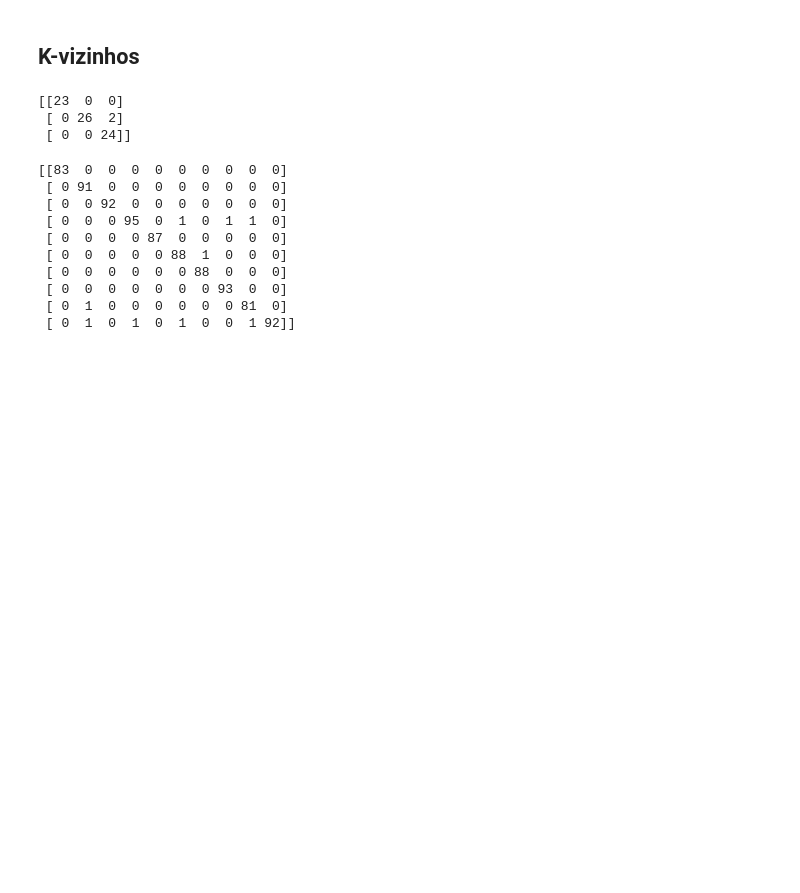
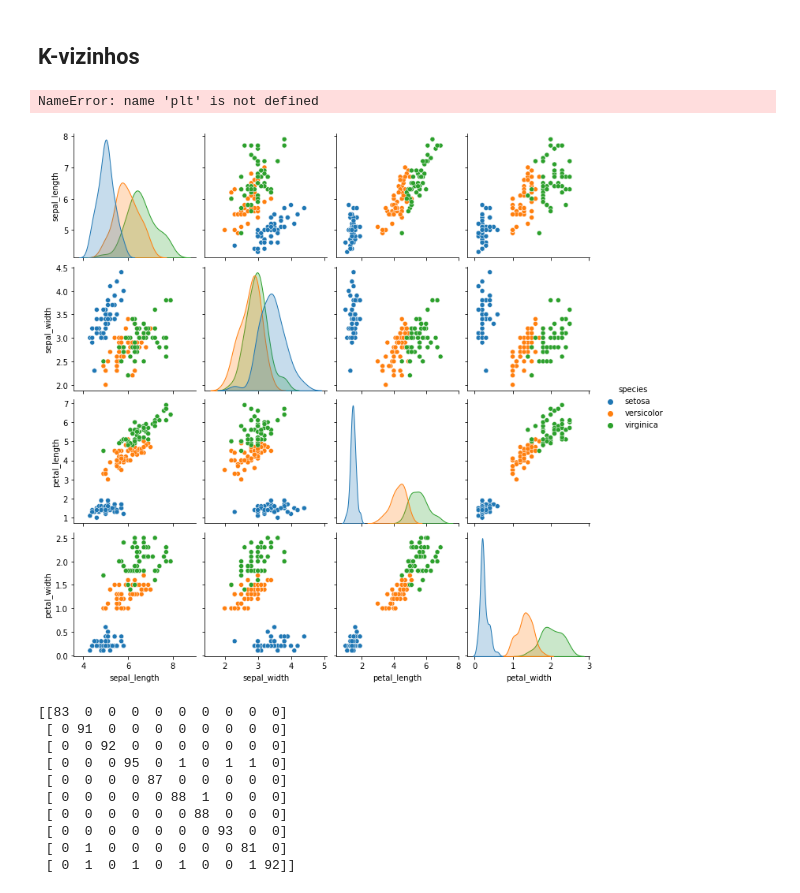
Before and after one commit to filipemarinho/pattern-recognition, a Jupyter notebook: Relatorios/2/SegundaEntrega.ipynb, the cells around one changed output. Cells and saved outputs as stored; diff of their text form; code cells hidden in the pictures; blank space fills up the shorter version.

```diff
--- a/Relatorios/2/SegundaEntrega.ipynb
+++ b/Relatorios/2/SegundaEntrega.ipynb
@@ -164,41 +164,56 @@ Projeto 5: K-means e K-nn
 # %% [markdown]
 ## K-vizinhos
 # %%
+from sklearn import datasets
+from sklearn.model_selection import train_test_split
+from sklearn.metrics import confusion_matrix
+from collections import Counter
+import numpy as np
+import seaborn as sb
+
+
+
 class k_vizinhos:
     def __init__(self, k, trainData, trainLabels):
         self.k = k
         self.trainData, self.trainLabels = trainData, trainLabels
 
     def predict(self, X):
         y_pred = [self.calc(x) for x in X]
         return np.array(y_pred)
 
 
     def calc(self, x):
         # Calculando as distâncias relativas para os novos pontos
         distances = [self.Dist(x, x_train) for x_train in self.trainData]
         # Obtendo os primeros k vizinhos
         index = np.argsort(distances)[:self.k]
         labels = [self.trainLabels[i] for i in index]
         # Selecionando o melhor candidato:
         best_fit = Counter(labels).most_common(1)
         return best_fit[0][0]
 
     def Dist(self, r1, r2):
         return np.sqrt(np.sum((r1 - r2)**2))
+
+
+
+    # Visualization
+    fig = sb.pairplot(sb.load_dataset("iris"), hue = 'species')
+
+plt.show()
+
+X, y = iris.data, iris.target
+print(X.shape, y.shape)
+X_train, X_test, y_train, y_test = train_test_split(X, y, test_size=0.5, random_state=666)
+
+Iris_knn = k_vizinhos(3, X_train, y_train)
+predictions = Iris_knn.predict(X_test)
+
+print(confusion_matrix(y_test, predictions))
+# %% [output]
+NameError: name 'plt' is not defined
+[figure, added]
-# %%
-
-X, y = iris.data, iris.target
-X_train, X_test, y_train, y_test = train_test_split(X, y, test_size=0.5, random_state=666)
-
-Iris_knn = k_vizinhos(3, X_train, y_train)
-predictions = Iris_knn.predict(X_test)
-
-print(confusion_matrix(y_test, predictions))
-# %% [output]
-[[23  0  0]
- [ 0 26  2]
- [ 0  0 24]]
 # %%
 # Para o MNIST
 from sklearn import datasets
```
Also changed, not shown: parts of 3 cells of this notebook, 10 other files.
